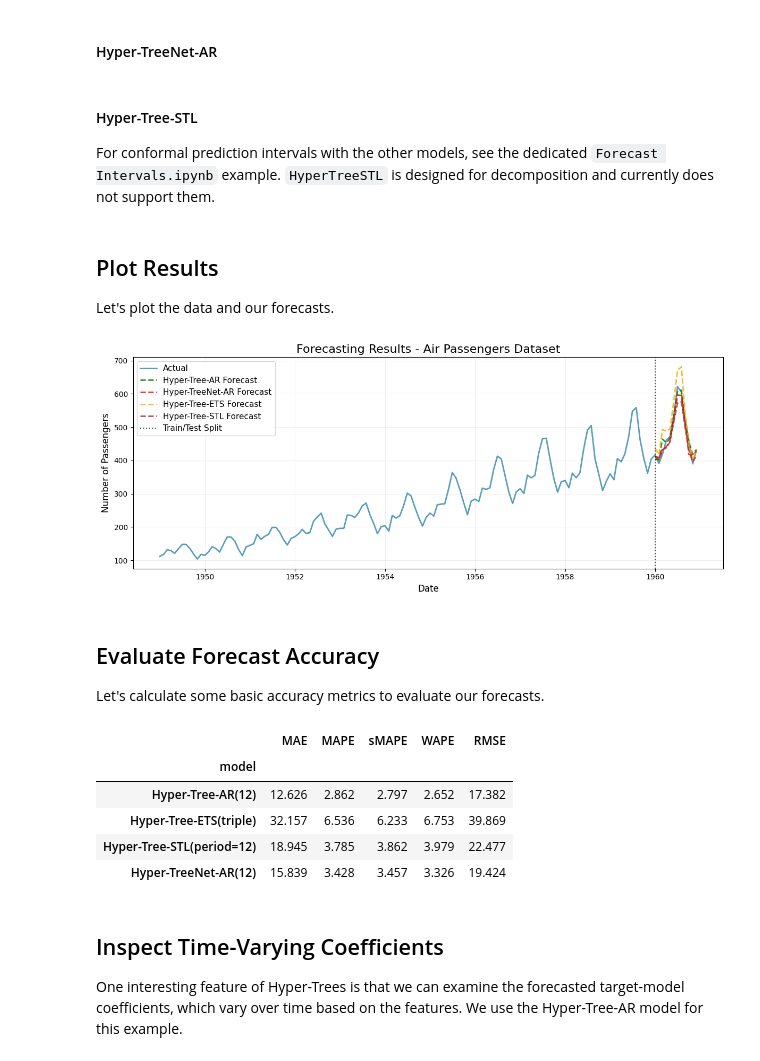
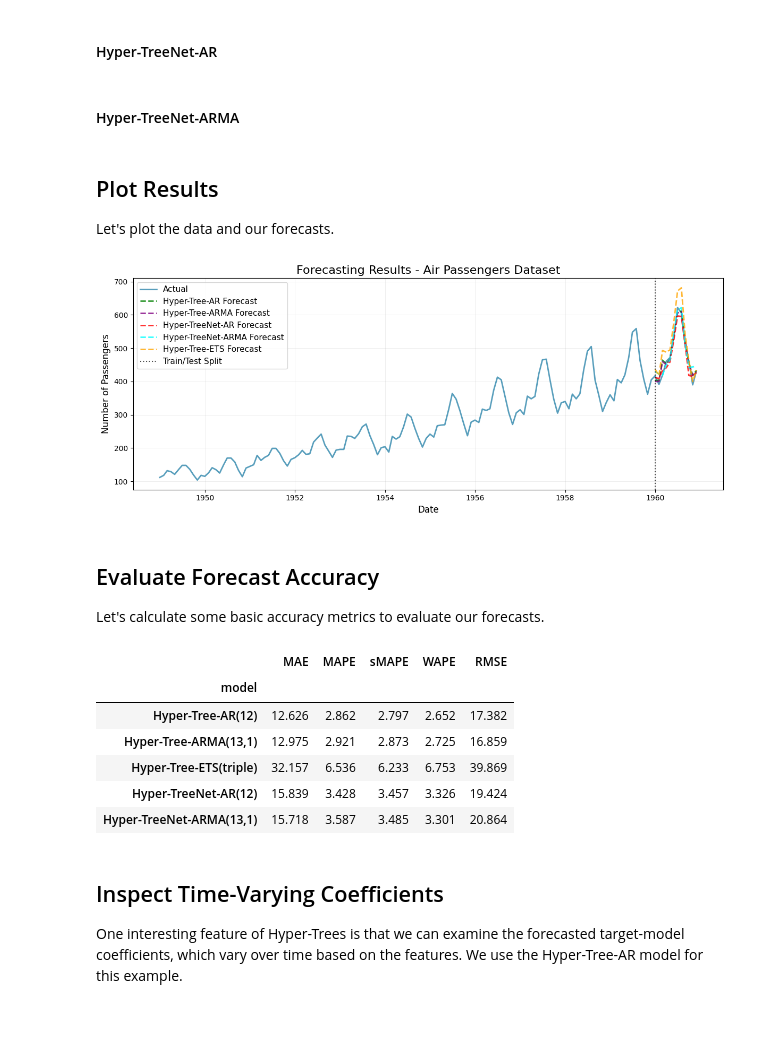
Before and after one commit to StatMixedML/Hyper-Trees, a Jupyter notebook: examples/Basic Walkthrough.ipynb, the cells around one changed output. Drawn from its saved outputs; the diff is of its cells as text; code cells hidden in the pictures; blank space fills up the shorter version.

Commit message:
Add ARMA models and additional fixes and improvements

```diff
--- a/examples/Basic Walkthrough.ipynb
+++ b/examples/Basic Walkthrough.ipynb
@@ -19,6 +22,7 @@ import shap
 # %%
 # General Parameters
 lag_p=12  # Lag order for AR(p) models
+q=1       # MA order for ARMA models
 freq='MS'
 fcst_h=12
 num_iterations=100
@@ -131,7 +205,3 @@ htnet_ar.train(
 htnet_ar_fcst = htnet_ar.forecast(
     test_data=test,
 )
-# %% [markdown]
-#### Hyper-Tree-STL
-
-For conformal prediction intervals with the other models, see the dedicated `Forecast Intervals.ipynb` example. `HyperTreeSTL` is designed for decomposition and currently does not support them.
@@ -166,3 +208,32 @@ ht_stl_fcst = ht_stl.forecast(
+# %% [markdown]
+#### Hyper-TreeNet-ARMA
+# %%
+np.random.seed(seed)
+torch.manual_seed(seed)
+
+# Initialize
+htnet_arma = HyperTreeNetARMA(
+    p=lag_p+1,
+    q=q,
+    freq=freq,
+    fcst_h=fcst_h,
+    device=device
+    )
+
+# Train
+htnet_arma.train(
+    lgb_params={'learning_rate': 6e-2},
+    network_params=network_params,
+    num_iterations=num_iterations,
+    train_data=train,
+    seed=seed,
+    verbose=-1
+)
+
+# Forecast
+htnet_arma_fcst = htnet_arma.forecast(
+    test_data=test,
+)
 # %% [markdown]
 ## Plot Results
 
@@ -170,20 +241,21 @@ Let's plot the data and our forecasts.
 # %%
 datasets = [
     (df, 'date', 'value', 'Actual', '#2E86AB', '-'),
     (ht_ar_fcst, 'date', 'fcst', 'Hyper-Tree-AR Forecast', 'green', '--'),
+    (ht_arma_fcst, 'date', 'fcst', 'Hyper-Tree-ARMA Forecast', 'purple', '--'),
     (htnet_ar_fcst, 'date', 'fcst', 'Hyper-TreeNet-AR Forecast', 'red', '--'),
+    (htnet_arma_fcst, 'date', 'fcst', 'Hyper-TreeNet-ARMA Forecast', 'cyan', '--'),
     (ht_ets_fcst, 'date', 'fcst', 'Hyper-Tree-ETS Forecast', 'orange', '--'),
-    (ht_stl_fcst, 'date', 'fcst', 'Hyper-Tree-STL Forecast', 'brown', '--'),
     ]
 
 plot_forecasts(
     datasets,
     split_date=test['date'].min(),
     title='Forecasting Results - Air Passengers Dataset',
     ylabel='Number of Passengers',
 )
 # %% [output]
-[figure, old version]
+[figure, new version]
 # %% [markdown]
 ## Evaluate Forecast Accuracy
 
@@ -192,9 +264,10 @@ Let's calculate some basic accuracy metrics to evaluate our forecasts.
 fcsts_df = pd.concat(
     [
         ht_ar_fcst,
+        ht_arma_fcst,
         ht_ets_fcst,
         htnet_ar_fcst,
-        ht_stl_fcst
+        htnet_arma_fcst,
     ], axis=0).merge(
     test[["date", "value"]],
     on=["date"],
@@ -206,9 +279,10 @@ fcsts_df.groupby("model").apply(calculate_metrics).round(3)
 |  | MAE | MAPE | sMAPE | WAPE | RMSE |
 | model |  |  |  |  |  |
 | Hyper-Tree-AR(12) | 12.626 | 2.862 | 2.797 | 2.652 | 17.382 |
+| Hyper-Tree-ARMA(13,1) | 12.975 | 2.921 | 2.873 | 2.725 | 16.859 |
 | Hyper-Tree-ETS(triple) | 32.157 | 6.536 | 6.233 | 6.753 | 39.869 |
-| Hyper-Tree-STL(period=12) | 18.945 | 3.785 | 3.862 | 3.979 | 22.477 |
 | Hyper-TreeNet-AR(12) | 15.839 | 3.428 | 3.457 | 3.326 | 19.424 |
+| Hyper-TreeNet-ARMA(13,1) | 15.718 | 3.587 | 3.485 | 3.301 | 20.864 |
 # %% [markdown]
 ## Inspect Time-Varying Coefficients
 
```
Also changed, not shown: parts of 9 cells of this notebook, 19 other files.
